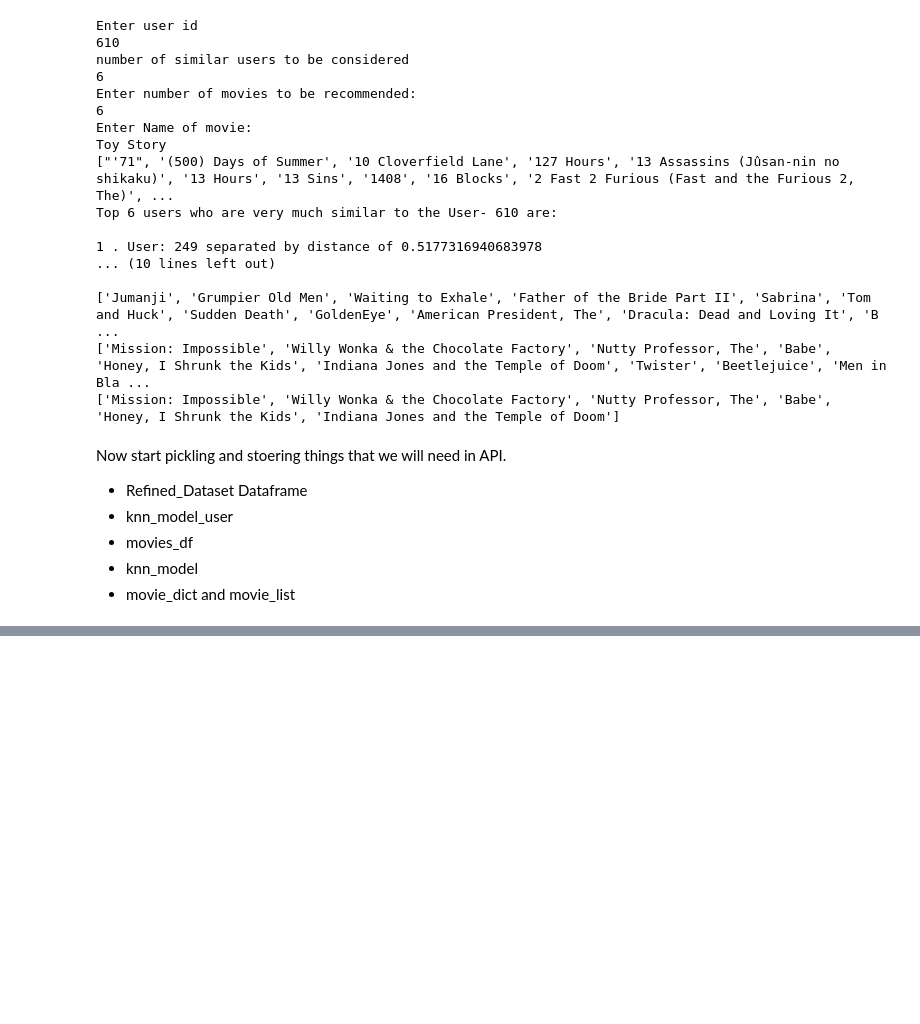
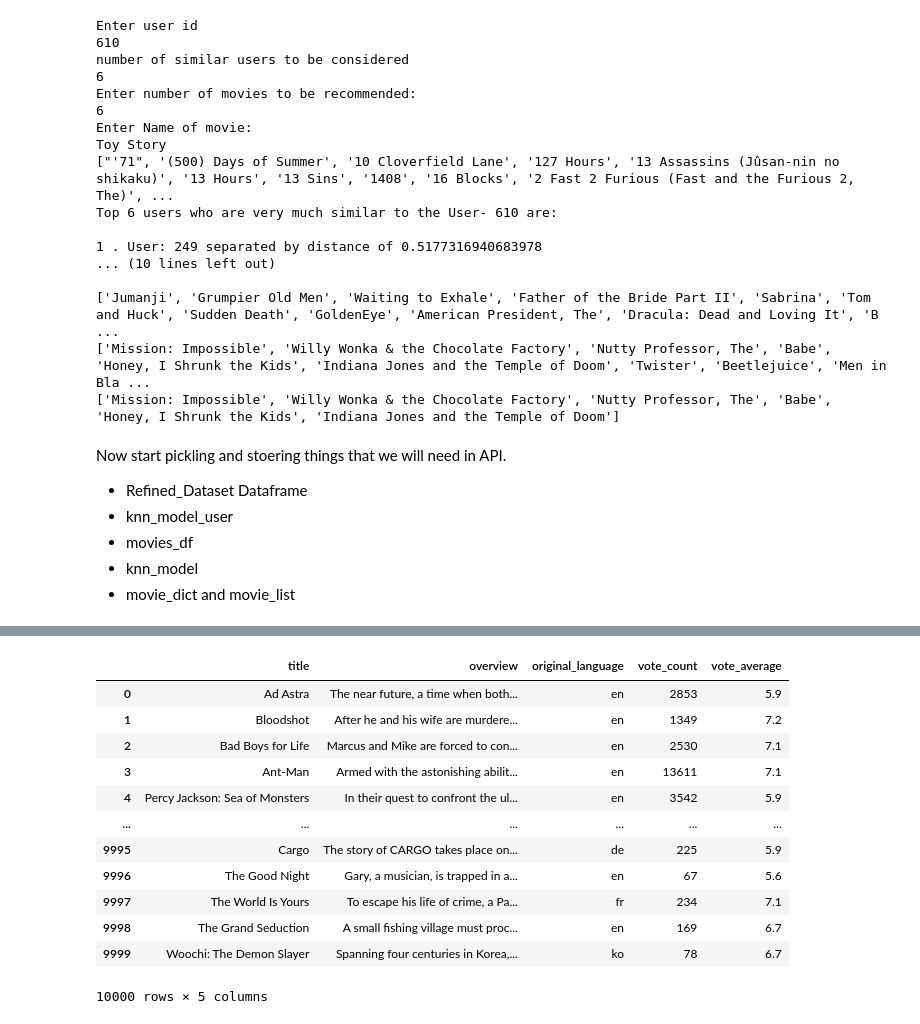
Before and after one commit to shiv-pratap2002/Movie-Recommender-System, a Jupyter notebook: experiments_eda_model-building.ipynb, the cells around one changed output, grey strips where cells are left out. Saved outputs shown, nothing was run; the diff lists cells and outputs as text; code cells hidden in the pictures; blank space fills up the shorter version.

```diff
--- a/experiments_eda_model-building.ipynb
+++ b/experiments_eda_model-building.ipynb
@@ -1053,0 +1095,18 @@ with open('movies_dict.pickle', 'wb') as handle:
+# %%
+import pandas as pd
+tmdb = pd.read_csv('C://Users//Shiv//Desktop//2 months//Movie-Recommender-System//tmdb//TMDb_updated.CSV',index_col=[0])
+tmdb
+# %% [output]
+|  | title | overview | original_language | vote_count | vote_average |
+| 0 | Ad Astra | The near future, a time when both... | en | 2853 | 5.9 |
+| 1 | Bloodshot | After he and his wife are murdere... | en | 1349 | 7.2 |
+| 2 | Bad Boys for Life | Marcus and Mike are forced to con... | en | 2530 | 7.1 |
+| 3 | Ant-Man | Armed with the astonishing abilit... | en | 13611 | 7.1 |
+| 4 | Percy Jackson: Sea of Monsters | In their quest to confront the ul... | en | 3542 | 5.9 |
+| ... | ... | ... | ... | ... | ... |
+| 9995 | Cargo | The story of CARGO takes place on... | de | 225 | 5.9 |
+| 9996 | The Good Night | Gary, a musician, is trapped in a... | en | 67 | 5.6 |
+| 9997 | The World Is Yours | To escape his life of crime, a Pa... | fr | 234 | 7.1 |
+| 9998 | The Grand Seduction | A small fishing village must proc... | en | 169 | 6.7 |
+| 9999 | Woochi: The Demon Slayer | Spanning four centuries in Korea,... | ko | 78 | 6.7 |
+10000 rows × 5 columns
```
Also changed, not shown: parts of 5 cells of this notebook.
